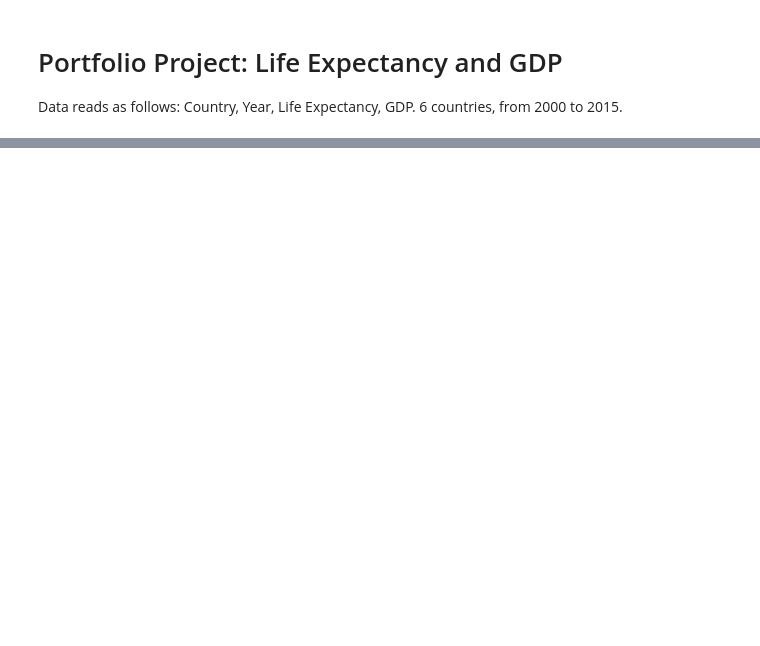
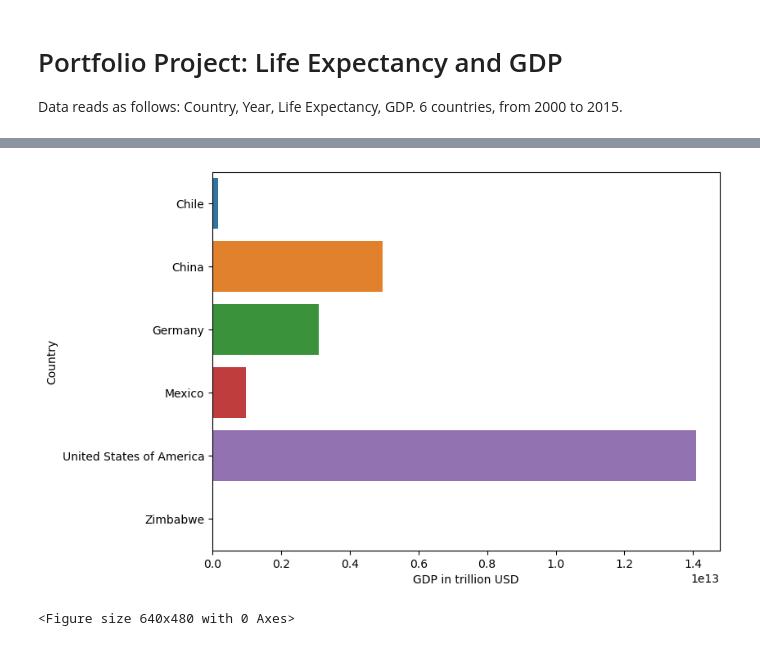
Before and after one commit to RacerBeats/Life-Expectancy-and-GDP-Starter, a Jupyter notebook: life_expectancy_gdp.ipynb, the cells around one changed output, grey strips where cells are left out. Cells and saved outputs as stored; diff of their text form; code cells hidden in the pictures; blank space fills up the shorter version.

```diff
--- a/life_expectancy_gdp.ipynb
+++ b/life_expectancy_gdp.ipynb
@@ -33,0 +142,9 @@ max    2015.000000                         81.000000  1.810000e+13
+# %%
+plt.figure(figsize=(8,6))
+sns.barplot(x='GDP', y='Country', data=data_means, hue = 'Country')
+plt.xlabel('GDP in trillion USD')
+plt.show()
+plt.clf()
+# %% [output]
+[figure, added]
+<Figure size 640x480 with 0 Axes>
```
Also changed, not shown: parts of 14 cells of this notebook, 1 other file.
